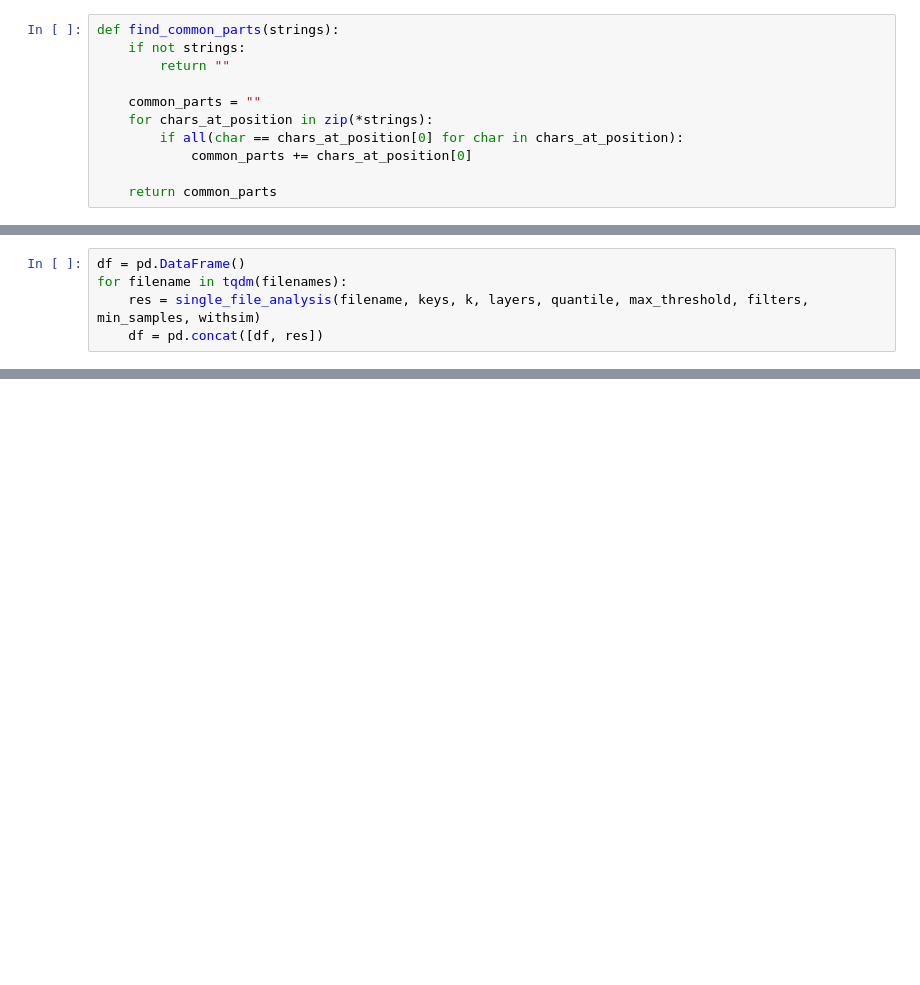
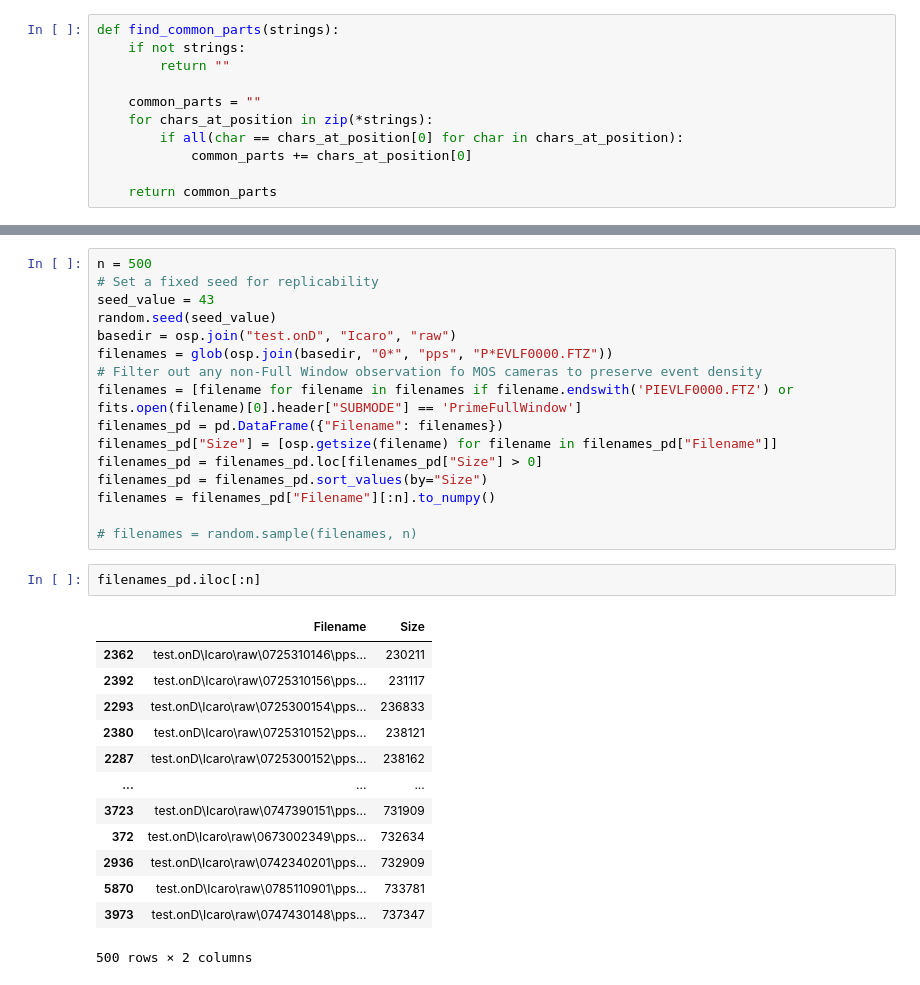
Before and after one commit to Samuele-Colombo/MPTD, a Jupyter notebook: new_approach_multiple_files.ipynb, the cells around one changed output, grey strips where cells are left out. Cells and saved outputs as stored; diff of their text form; blank space fills up the shorter version.

```diff
--- a/new_approach_multiple_files.ipynb
+++ b/new_approach_multiple_files.ipynb
@@ -290,5 +267,0 @@ filenames = random.sample(filenames, n)
-# %%
-df = pd.DataFrame()
-for filename in tqdm(filenames):
-    res = single_file_analysis(filename, keys, k, layers, quantile, max_threshold, filters, min_samples, withsim)
-    df = pd.concat([df, res])
@@ -327,0 +387,32 @@ df.groupby("File", axis="rows")["Accuracy"].first().hist()
+# %%
+n = 500
+# Set a fixed seed for replicability
+seed_value = 43
+random.seed(seed_value)
+basedir = osp.join("test.onD", "Icaro", "raw")
+filenames = glob(osp.join(basedir, "0*", "pps", "P*EVLF0000.FTZ"))
+# Filter out any non-Full Window observation fo MOS cameras to preserve event density
+filenames = [filename for filename in filenames if filename.endswith('PIEVLF0000.FTZ') or fits.open(filename)[0].header["SUBMODE"] == 'PrimeFullWindow']
+filenames_pd = pd.DataFrame({"Filename": filenames})
+filenames_pd["Size"] = [osp.getsize(filename) for filename in filenames_pd["Filename"]]
+filenames_pd = filenames_pd.loc[filenames_pd["Size"] > 0]
+filenames_pd = filenames_pd.sort_values(by="Size")
+filenames = filenames_pd["Filename"][:n].to_numpy()
+
+# filenames = random.sample(filenames, n)
+# %%
+filenames_pd.iloc[:n]
+# %% [output]
+|  | Filename | Size |
+| 2362 | test.onD\Icaro\raw\0725310146\pps... | 230211 |
+| 2392 | test.onD\Icaro\raw\0725310156\pps... | 231117 |
+| 2293 | test.onD\Icaro\raw\0725300154\pps... | 236833 |
+| 2380 | test.onD\Icaro\raw\0725310152\pps... | 238121 |
+| 2287 | test.onD\Icaro\raw\0725300152\pps... | 238162 |
+| ... | ... | ... |
+| 3723 | test.onD\Icaro\raw\0747390151\pps... | 731909 |
+| 372 | test.onD\Icaro\raw\0673002349\pps... | 732634 |
+| 2936 | test.onD\Icaro\raw\0742340201\pps... | 732909 |
+| 5870 | test.onD\Icaro\raw\0785110901\pps... | 733781 |
+| 3973 | test.onD\Icaro\raw\0747430148\pps... | 737347 |
+500 rows × 2 columns
```
Also changed, not shown: parts of 38 cells of this notebook.
